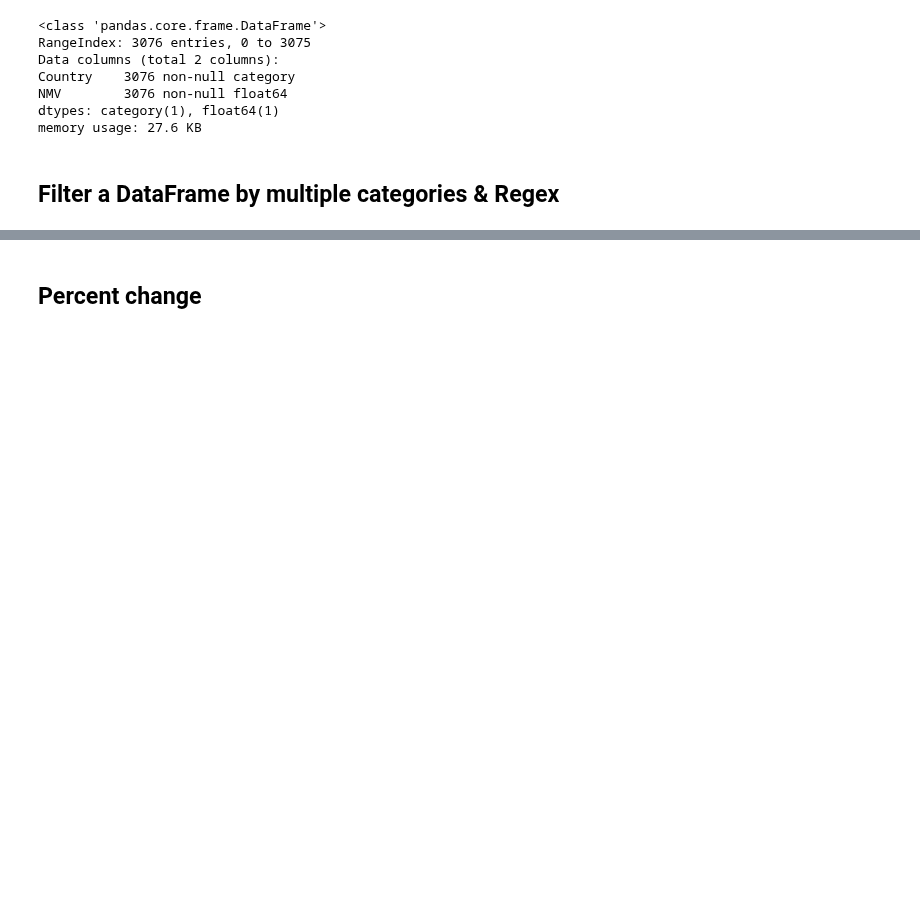
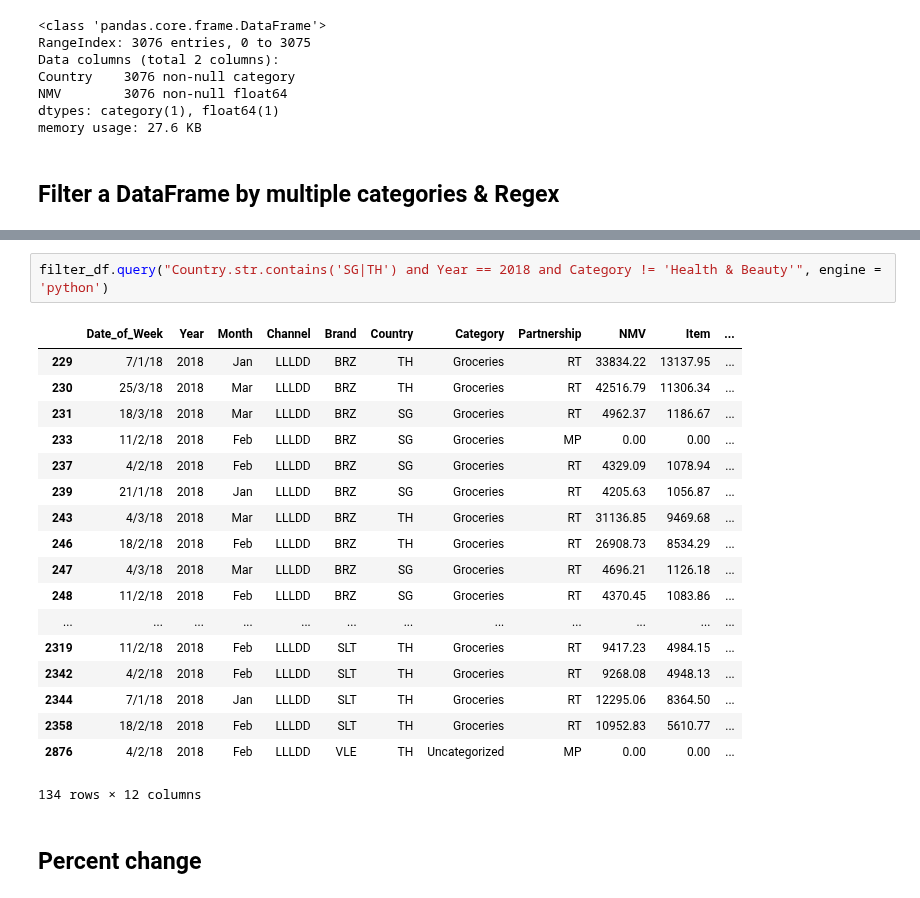
Before and after one commit to khzt2004/Python, a Jupyter notebook: Pandas_Notebook_Reference.ipynb, the cells around one changed output, grey strips where cells are left out. Cells and saved outputs as stored; diff of their text form; blank space fills up the shorter version.

```diff
--- a/Pandas_Notebook_Reference.ipynb
+++ b/Pandas_Notebook_Reference.ipynb
@@ -366,3 +366,24 @@ filter_df[filter_df.Country.str.match("TH|SG") & # or Country.isin(['TH', 'SG'])
+# %%
+filter_df.query("Country.str.contains('SG|TH') and Year == 2018 and Category != 'Health & Beauty'", engine = 'python')
+# %% [output]
+|  | Date_of_Week | Year | Month | Channel | Brand | Country | Category | Partnership | NMV | Item | ... |
+| 229 | 7/1/18 | 2018 | Jan | LLLDD | BRZ | TH | Groceries | RT | 33834.22 | 13137.95 | ... |
+| 230 | 25/3/18 | 2018 | Mar | LLLDD | BRZ | TH | Groceries | RT | 42516.79 | 11306.34 | ... |
+| 231 | 18/3/18 | 2018 | Mar | LLLDD | BRZ | SG | Groceries | RT | 4962.37 | 1186.67 | ... |
+| 233 | 11/2/18 | 2018 | Feb | LLLDD | BRZ | SG | Groceries | MP | 0.00 | 0.00 | ... |
+| 237 | 4/2/18 | 2018 | Feb | LLLDD | BRZ | SG | Groceries | RT | 4329.09 | 1078.94 | ... |
+| 239 | 21/1/18 | 2018 | Jan | LLLDD | BRZ | SG | Groceries | RT | 4205.63 | 1056.87 | ... |
+| 243 | 4/3/18 | 2018 | Mar | LLLDD | BRZ | TH | Groceries | RT | 31136.85 | 9469.68 | ... |
+| 246 | 18/2/18 | 2018 | Feb | LLLDD | BRZ | TH | Groceries | RT | 26908.73 | 8534.29 | ... |
+| 247 | 4/3/18 | 2018 | Mar | LLLDD | BRZ | SG | Groceries | RT | 4696.21 | 1126.18 | ... |
+| 248 | 11/2/18 | 2018 | Feb | LLLDD | BRZ | SG | Groceries | RT | 4370.45 | 1083.86 | ... |
+| ... | ... | ... | ... | ... | ... | ... | ... | ... | ... | ... | ... |
+| 2319 | 11/2/18 | 2018 | Feb | LLLDD | SLT | TH | Groceries | RT | 9417.23 | 4984.15 | ... |
+| 2342 | 4/2/18 | 2018 | Feb | LLLDD | SLT | TH | Groceries | RT | 9268.08 | 4948.13 | ... |
+| 2344 | 7/1/18 | 2018 | Jan | LLLDD | SLT | TH | Groceries | RT | 12295.06 | 8364.50 | ... |
+| 2358 | 18/2/18 | 2018 | Feb | LLLDD | SLT | TH | Groceries | RT | 10952.83 | 5610.77 | ... |
+| 2876 | 4/2/18 | 2018 | Feb | LLLDD | VLE | TH | Uncategorized | MP | 0.00 | 0.00 | ... |
+134 rows × 12 columns
 # %% [markdown]
 ## Percent change
 # %%
```
Also changed, not shown: parts of 6 cells of this notebook.
